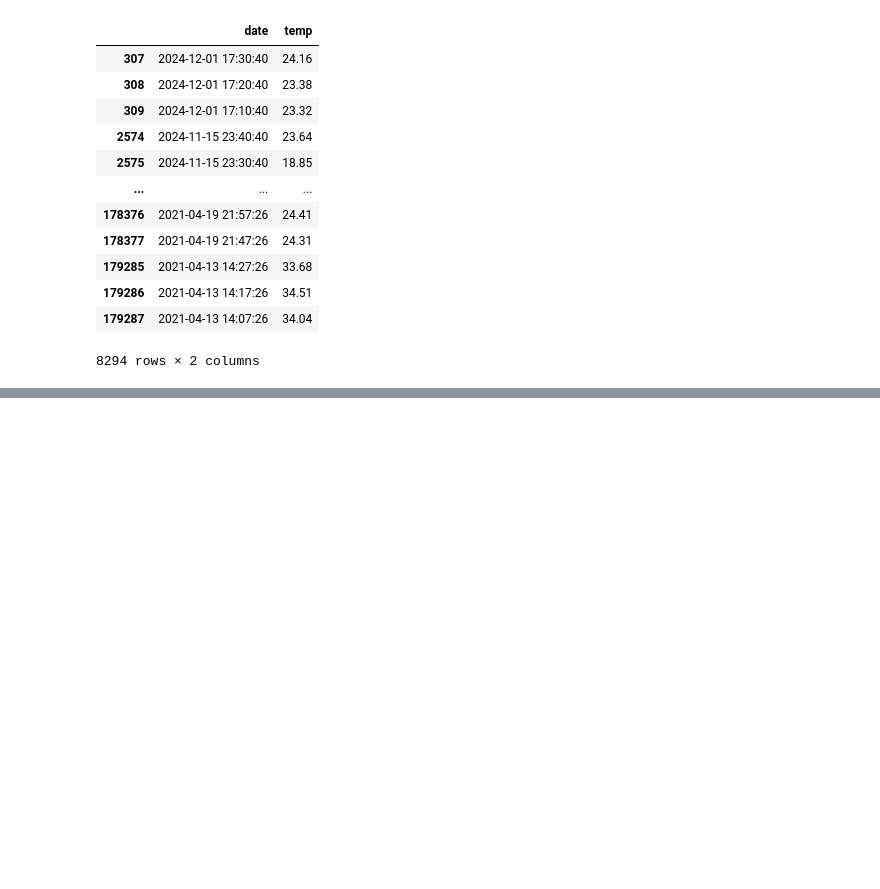
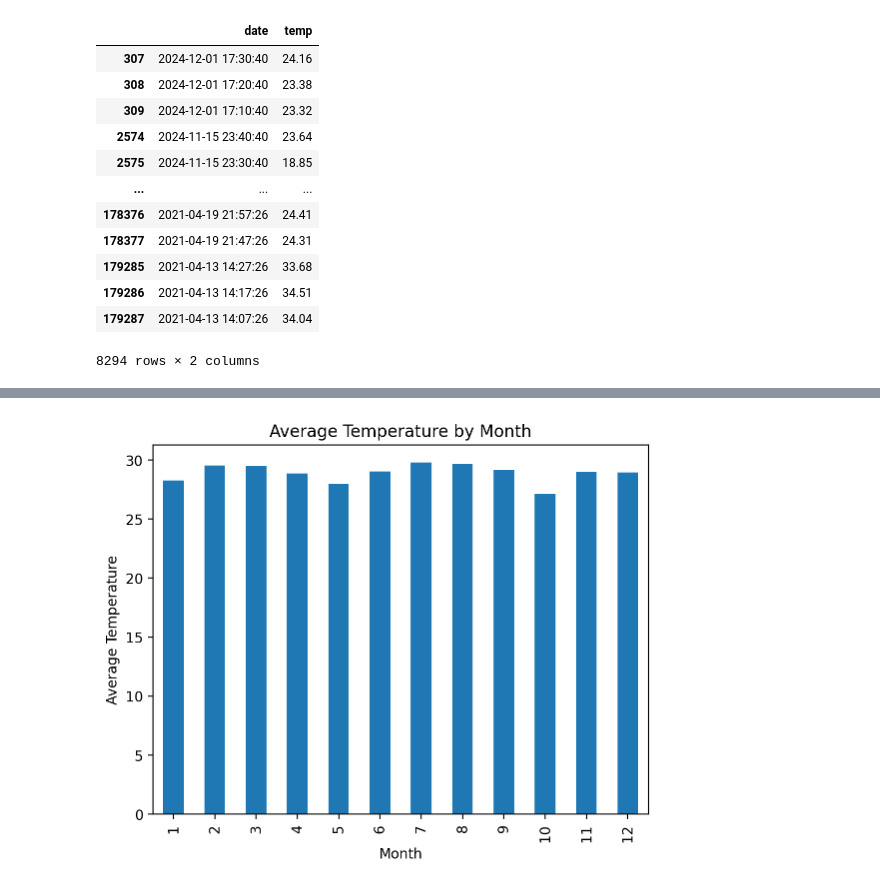
Before and after one commit to PotapenkoOleg/ai-notebooks, a Jupyter notebook: ai_notebooks/pandas/temps.ipynb, the cells around one changed output, grey strips where cells are left out. Drawn from its saved outputs; the diff is of its cells as text; code cells hidden in the pictures; blank space fills up the shorter version.

```diff
--- a/ai_notebooks/pandas/temps.ipynb
+++ b/ai_notebooks/pandas/temps.ipynb
@@ -70,3 +70,8 @@ outliers
 | 179286 | 2021-04-13 14:17:26 | 34.51 |
 | 179287 | 2021-04-13 14:07:26 | 34.04 |
 8294 rows × 2 columns
+# %%
+df['date'] = pd.to_datetime(df['date'])
+# %%
+df['month'] = df['date'].dt.month
+df.head()
@@ -72,0 +99,9 @@ outliers
+# %%
+monthly_avg = df.groupby('month')['temp'].mean()
+monthly_avg.plot(kind='bar')
+plt.xlabel('Month')
+plt.ylabel('Average Temperature')
+plt.title('Average Temperature by Month')
+plt.show()
+# %% [output]
+[figure, added]
```
Also changed, not shown: parts of 7 cells of this notebook, 13 other files.
